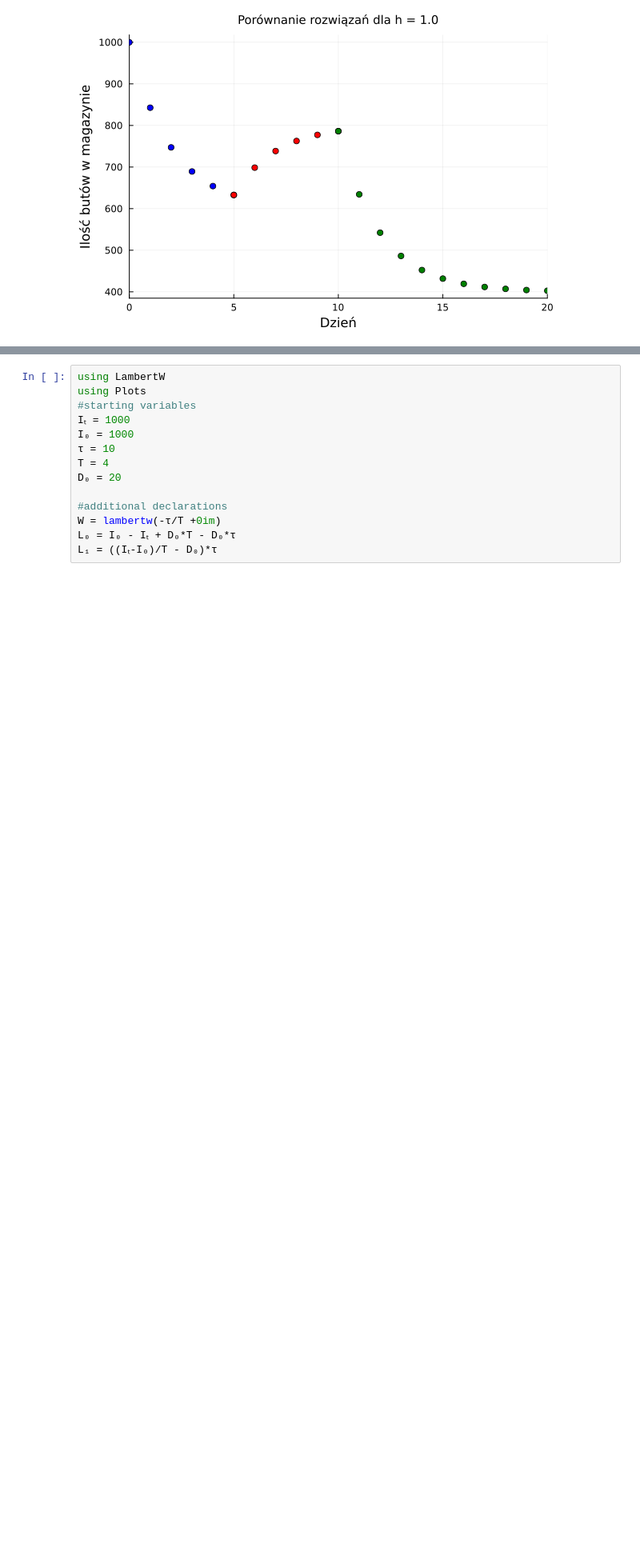
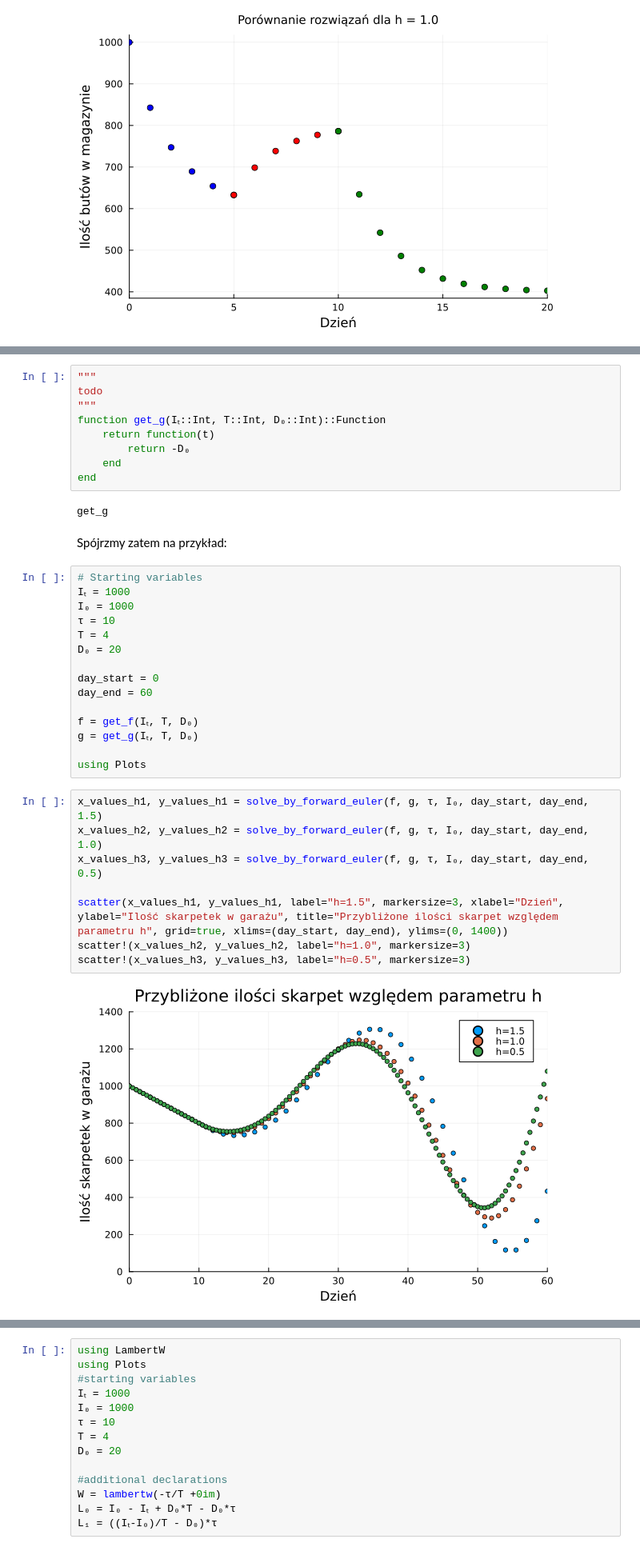
Before and after one commit to piotrczech/optimization-of-inventory-deliveries, a Jupyter notebook: main.ipynb, the cells around one changed output, grey strips where cells are left out. Shown at 80% size. Drawn from its saved outputs; the diff is of its cells as text; blank space fills up the shorter version.

Commit message:
Feature: Add numeric solve to DDE

```diff
--- a/main.ipynb
+++ b/main.ipynb
@@ -1471,0 +1230,38 @@ $$
+# %%
+"""
+todo
+"""
+function get_g(Iₜ::Int, T::Int, D₀::Int)::Function
+    return function(t)
+        return -D₀
+    end
+end
+# %% [output]
+get_g
+# %% [markdown]
+Spójrzmy zatem na przykład:
+# %%
+# Starting variables
+Iₜ = 1000
+I₀ = 1000
+τ = 10
+T = 4
+D₀ = 20
+
+day_start = 0
+day_end = 60
+
+f = get_f(Iₜ, T, D₀)
+g = get_g(Iₜ, T, D₀)
+
+using Plots
+# %%
+x_values_h1, y_values_h1 = solve_by_forward_euler(f, g, τ, I₀, day_start, day_end, 1.5)
+x_values_h2, y_values_h2 = solve_by_forward_euler(f, g, τ, I₀, day_start, day_end, 1.0)
+x_values_h3, y_values_h3 = solve_by_forward_euler(f, g, τ, I₀, day_start, day_end, 0.5)
+
+scatter(x_values_h1, y_values_h1, label="h=1.5", markersize=3, xlabel="Dzień", ylabel="Ilość skarpetek w garażu", title="Przybliżone ilości skarpet względem parametru h", grid=true, xlims=(day_start, day_end), ylims=(0, 1400))
+scatter!(x_values_h2, y_values_h2, label="h=1.0", markersize=3)
+scatter!(x_values_h3, y_values_h3, label="h=0.5", markersize=3)
+# %% [output]
+[figure, added]
```
Also changed, not shown: parts of 19 cells of this notebook.
